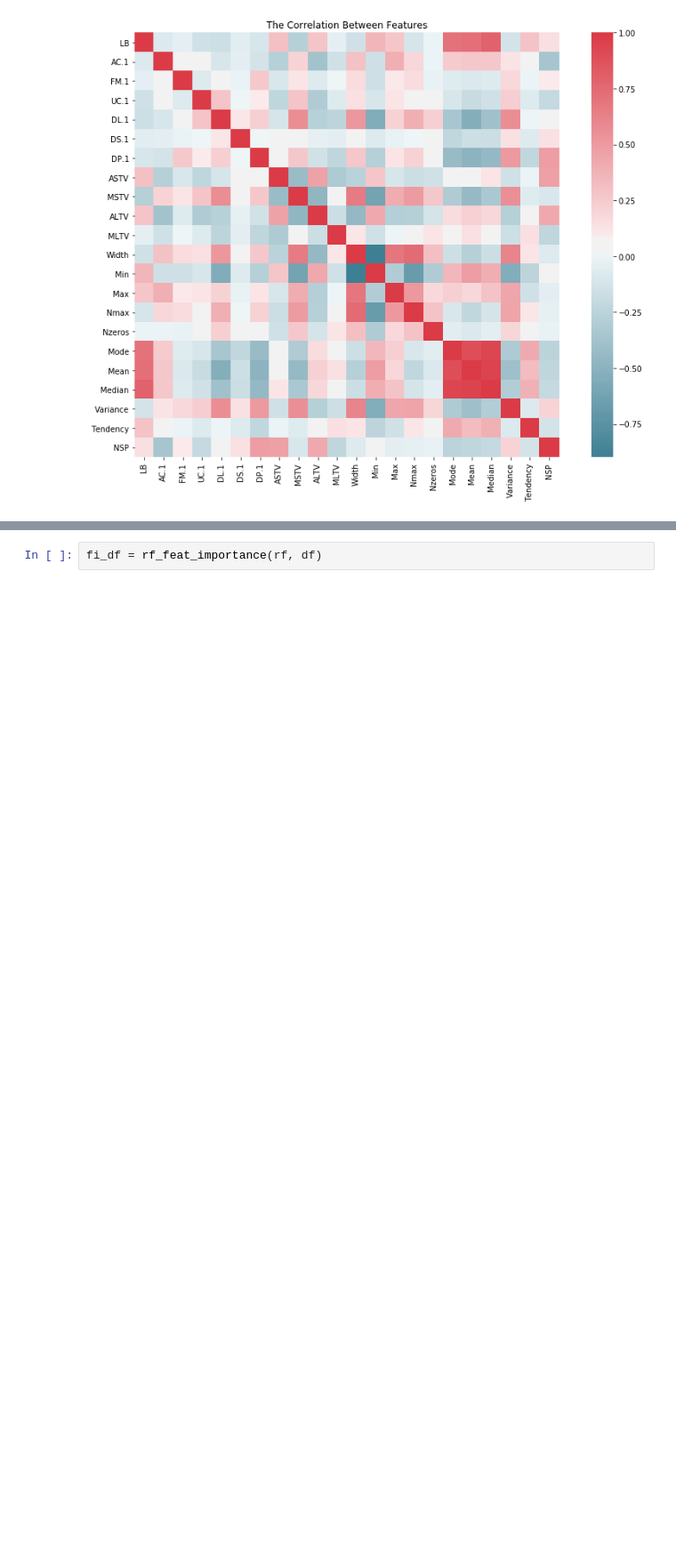
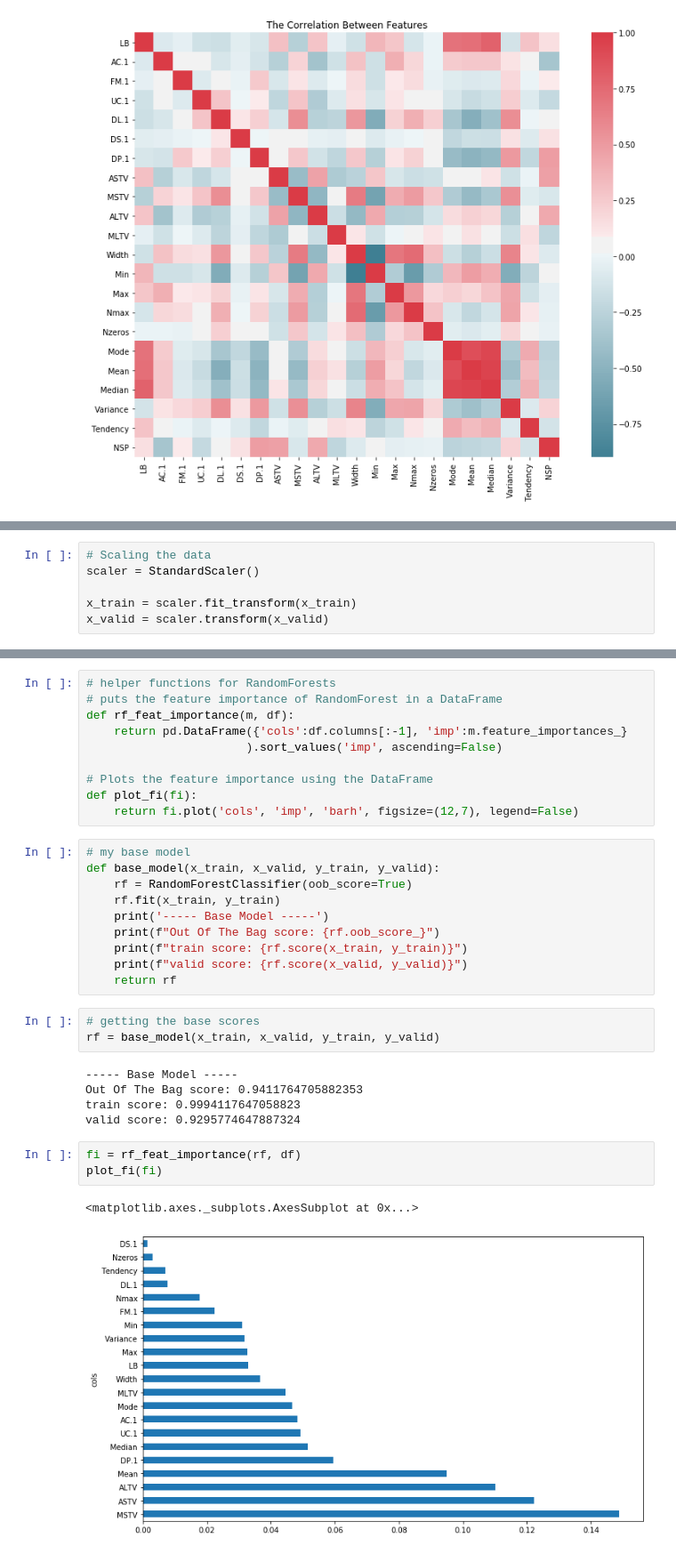
Before and after one commit to moaaztaha/Machine-Learning-Assignment, a Jupyter notebook: CTG Classification.ipynb, the cells around one changed output, grey strips where cells are left out. Shown at 89% size. Cells and saved outputs as stored; diff of their text form; blank space fills up the shorter version.

Commit message:
modeling

```diff
--- a/CTG Classification.ipynb
+++ b/CTG Classification.ipynb
@@ -492,0 +571,6 @@ df.columns.shape
+# %%
+# Scaling the data
+scaler = StandardScaler()
+
+x_train = scaler.fit_transform(x_train)
+x_valid = scaler.transform(x_valid)
@@ -493,2 +585,34 @@ df.columns.shape
+# %%
+# helper functions for RandomForests
+# puts the feature importance of RandomForest in a DataFrame
+def rf_feat_importance(m, df):
+    return pd.DataFrame({'cols':df.columns[:-1], 'imp':m.feature_importances_}
+                       ).sort_values('imp', ascending=False)
+
+# Plots the feature importance using the DataFrame
+def plot_fi(fi):
+    return fi.plot('cols', 'imp', 'barh', figsize=(12,7), legend=False)
+# %%
+# my base model
+def base_model(x_train, x_valid, y_train, y_valid):
+    rf = RandomForestClassifier(oob_score=True)
+    rf.fit(x_train, y_train)
+    print('----- Base Model -----')
+    print(f"Out Of The Bag score: {rf.oob_score_}")
+    print(f"train score: {rf.score(x_train, y_train)}")
+    print(f"valid score: {rf.score(x_valid, y_valid)}")
+    return rf
+# %%
+# getting the base scores
+rf = base_model(x_train, x_valid, y_train, y_valid)
+# %% [output]
+----- Base Model -----
+Out Of The Bag score: 0.9411764705882353
+train score: 0.9994117647058823
+valid score: 0.9295774647887324
 # %%
-fi_df = rf_feat_importance(rf, df)
+fi = rf_feat_importance(rf, df)
+plot_fi(fi)
+# %% [output]
+<matplotlib.axes._subplots.AxesSubplot at 0x...>
+[figure, added]
```
Also changed, not shown: parts of 33 cells of this notebook.
